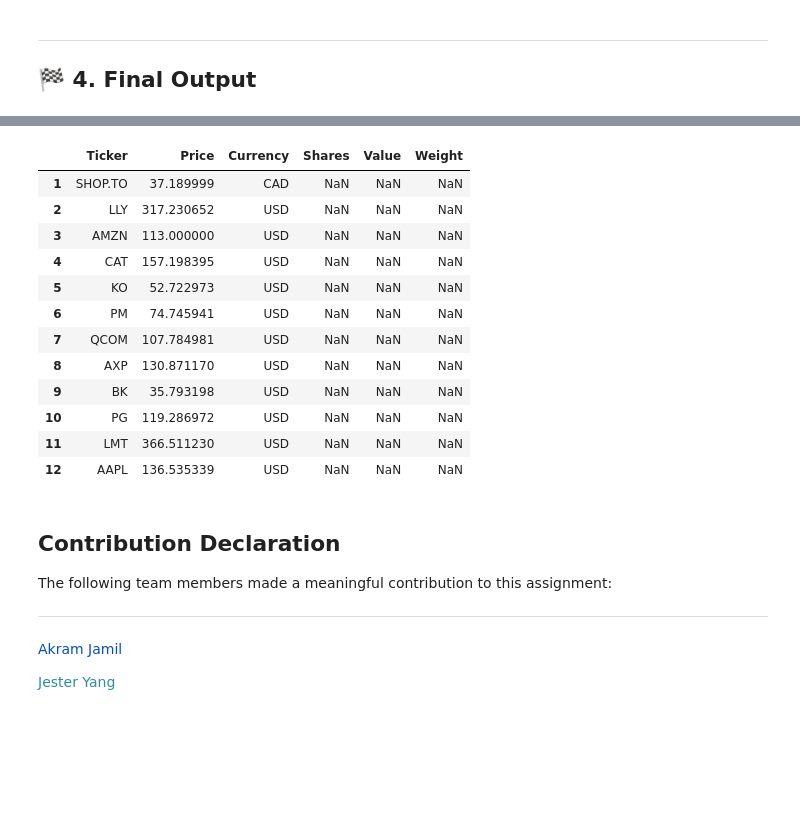
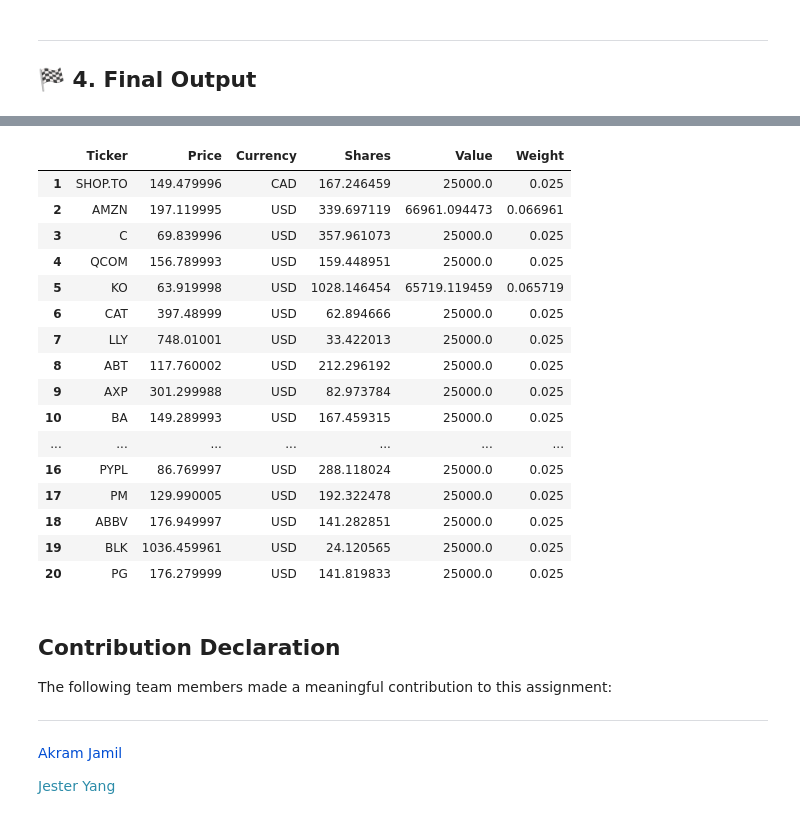
Before and after one commit to akramj13/CFM101-Project, a Jupyter notebook: Team 11 Assignment Main.ipynb, the cells around one changed output, grey strips where cells are left out. Drawn from its saved outputs; the diff is of its cells as text; code cells hidden in the pictures; blank space fills up the shorter version.

```diff
--- a/Team 11 Assignment Main.ipynb
+++ b/Team 11 Assignment Main.ipynb
@@ -707,0 +692,31 @@ Portfolio_Final.Price = price
+# %%
+# Function to create a portfolio based on the optimized Sharpe Ratio
+def portfolio_builder():
+    # Store date for November, 22, 2024 in a variable:
+    date1, date2 = '2024-11-22', '2024-11-23'
+    final_portfolio = current_best[2]
+    final_weights = current_best[3]
+
+    portfolio = Portfolio_Final.copy()
+    portfolio.Ticker = final_portfolio
+
+    for index, ticker in enumerate(final_portfolio):
+        # Get the price of the stock on the specified date
+        stock = yf.Ticker(ticker).history(start=date1, end=date2)['Close'].iloc[0]
+        portfolio.loc[index, 'Price'] = stock
+        # Determine the number of shares to purchase based off weight
+        shares = (amount * final_weights[index]) / stock
+        portfolio.loc[index, 'Shares'] = shares
+        # Determine the value of the stock in portfolio
+        portfolio.loc[index, 'Value'] = shares * stock
+        # Determine the weight of the stock in the portfolio
+        portfolio.loc[index, 'Weight'] = final_weights[index]
+        # Determine the currency of the ticker
+        if ticker in stock_filter[2]:
+            portfolio.loc[index, 'Currency'] = 'USD'
+        else: portfolio.loc[index, 'Currency'] = 'CAD'
+    portfolio.index = range(1, len(portfolio) + 1)
+    return portfolio.head(len(final_portfolio))
+
+portfolio = portfolio_builder()
+print(f'Total Portfolio value is {np.round(portfolio["Value"].sum(), 2)}')
@@ -710,21 +727,26 @@ Portfolio_Final.Price = price
 Stocks_Final = Portfolio_Final[['Ticker', 'Shares']]
 Stocks_Final.to_csv(f'Stocks_Group_{group}.csv', index=False)
 # %%
+Portfolio_Final = portfolio
 Portfolio_Final
 # %% [output]
 |  | Ticker | Price | Currency | Shares | Value | Weight |
-| 1 | SHOP.TO | 37.189999 | CAD | NaN | NaN | NaN |
-| 2 | LLY | 317.230652 | USD | NaN | NaN | NaN |
-| 3 | AMZN | 113.000000 | USD | NaN | NaN | NaN |
-| 4 | CAT | 157.198395 | USD | NaN | NaN | NaN |
-| 5 | KO | 52.722973 | USD | NaN | NaN | NaN |
-| 6 | PM | 74.745941 | USD | NaN | NaN | NaN |
-| 7 | QCOM | 107.784981 | USD | NaN | NaN | NaN |
-| 8 | AXP | 130.871170 | USD | NaN | NaN | NaN |
-| 9 | BK | 35.793198 | USD | NaN | NaN | NaN |
-| 10 | PG | 119.286972 | USD | NaN | NaN | NaN |
-| 11 | LMT | 366.511230 | USD | NaN | NaN | NaN |
-| 12 | AAPL | 136.535339 | USD | NaN | NaN | NaN |
+| 1 | SHOP.TO | 149.479996 | CAD | 167.246459 | 25000.0 | 0.025 |
+| 2 | AMZN | 197.119995 | USD | 339.697119 | 66961.094473 | 0.066961 |
+| 3 | C | 69.839996 | USD | 357.961073 | 25000.0 | 0.025 |
+| 4 | QCOM | 156.789993 | USD | 159.448951 | 25000.0 | 0.025 |
+| 5 | KO | 63.919998 | USD | 1028.146454 | 65719.119459 | 0.065719 |
+| 6 | CAT | 397.48999 | USD | 62.894666 | 25000.0 | 0.025 |
+| 7 | LLY | 748.01001 | USD | 33.422013 | 25000.0 | 0.025 |
+| 8 | ABT | 117.760002 | USD | 212.296192 | 25000.0 | 0.025 |
+| 9 | AXP | 301.299988 | USD | 82.973784 | 25000.0 | 0.025 |
+| 10 | BA | 149.289993 | USD | 167.459315 | 25000.0 | 0.025 |
+| ... | ... | ... | ... | ... | ... | ... |
+| 16 | PYPL | 86.769997 | USD | 288.118024 | 25000.0 | 0.025 |
+| 17 | PM | 129.990005 | USD | 192.322478 | 25000.0 | 0.025 |
+| 18 | ABBV | 176.949997 | USD | 141.282851 | 25000.0 | 0.025 |
+| 19 | BLK | 1036.459961 | USD | 24.120565 | 25000.0 | 0.025 |
+| 20 | PG | 176.279999 | USD | 141.819833 | 25000.0 | 0.025 |
 # %% [markdown]
 ## Contribution Declaration
 
```
Also changed, not shown: parts of 15 cells of this notebook, 3 other files.
